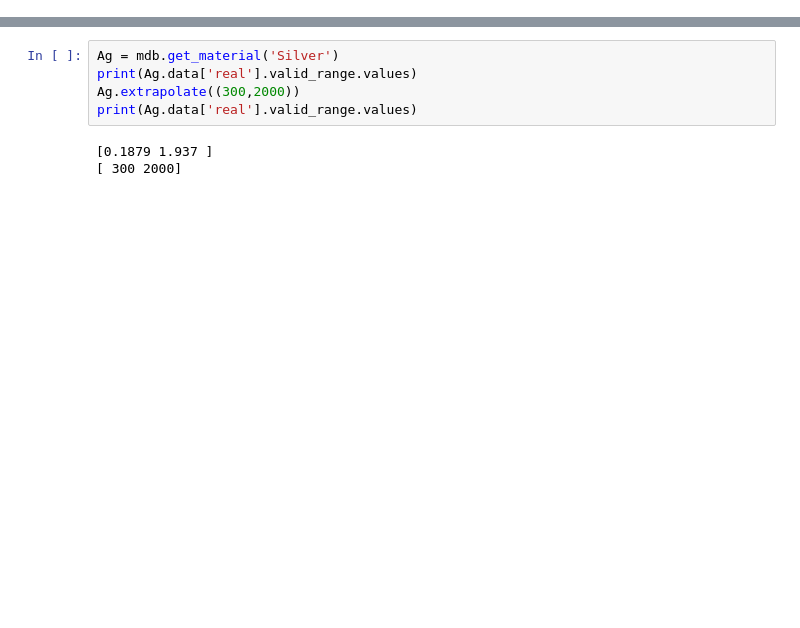
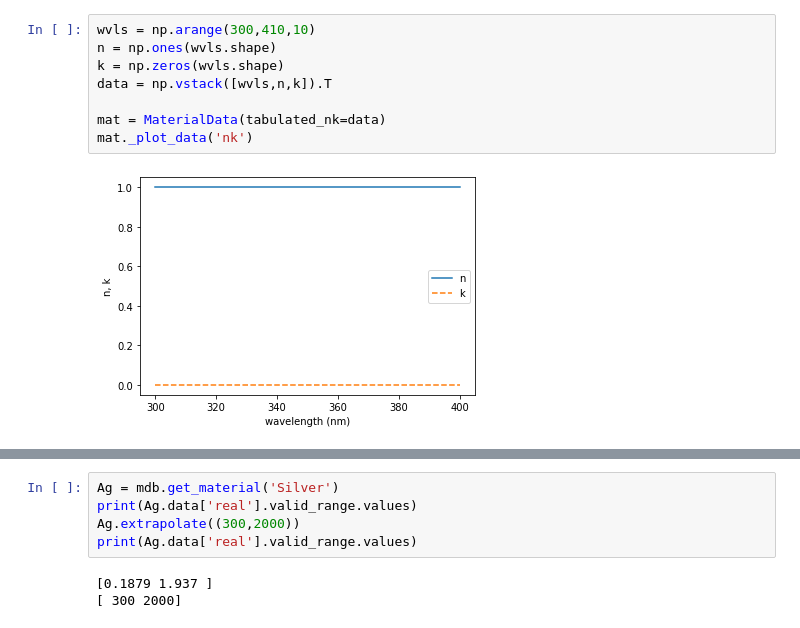
Before and after one commit to nano-sippe/dispersion, a Jupyter notebook: notebooks/developement.ipynb, the cells around one changed output, grey strips where cells are left out. Drawn from its saved outputs; the diff is of its cells as text; blank space fills up the shorter version.

```diff
--- a/notebooks/developement.ipynb
+++ b/notebooks/developement.ipynb
@@ -1 +149,11 @@
+# %%
+wvls = np.arange(300,410,10)
+n = np.ones(wvls.shape)
+k = np.zeros(wvls.shape)
+data = np.vstack([wvls,n,k]).T
+
+mat = MaterialData(tabulated_nk=data)
+mat._plot_data('nk')
+# %% [output]
+[figure, added]
 # %%
```
Also changed, not shown: parts of 10 cells of this notebook, 6 other files.
